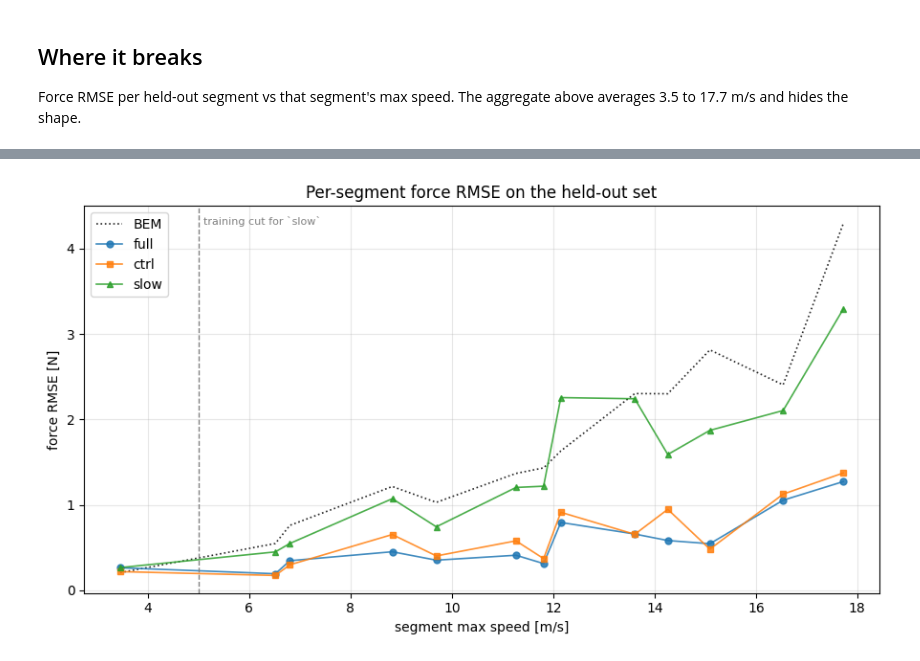
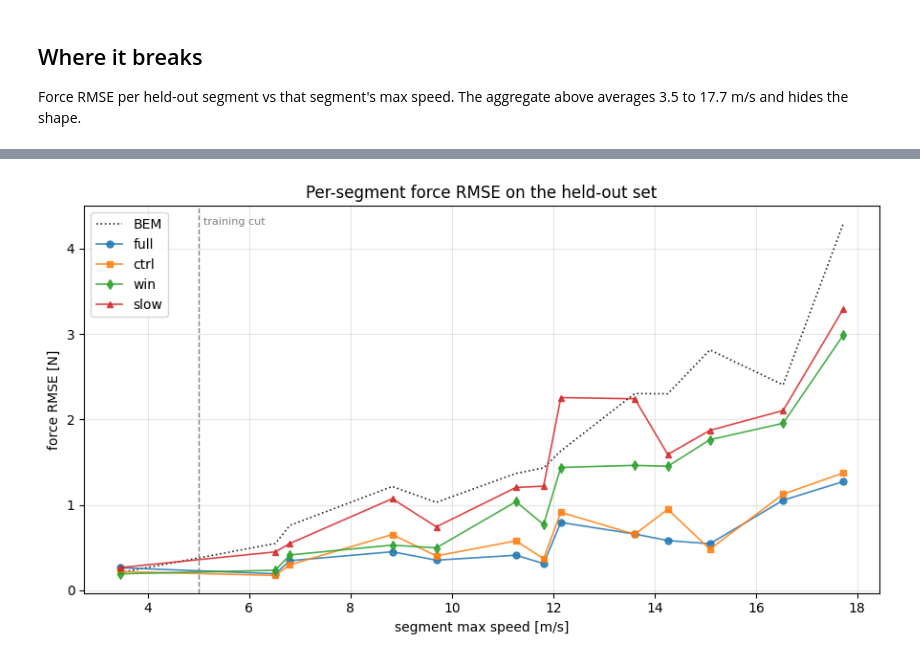
Before and after one commit to andyska09/mrs-BEM, a Jupyter notebook: NeuroBEM/analysis/generalization.ipynb, the cells around one changed output, grey strips where cells are left out. Saved outputs shown, nothing was run; the diff lists cells and outputs as text; code cells hidden in the pictures.

```diff
--- a/NeuroBEM/analysis/generalization.ipynb
+++ b/NeuroBEM/analysis/generalization.ipynb
@@ -50,6 +53,7 @@ ARMS = {
     'full': ('train_logs/20260708-223500', 'data/bem/test'),
     'slow': ('train_logs/20260804-180945', 'data/bem-slow/test'),
     'ctrl': ('train_logs/20260804-181142', 'data/bem-ctrl/test'),
+    'win':  ('train_logs/20260805-111733', 'data/bem/test'),
 }
 
 
@@ -232,16 +245,16 @@ Found 122 samples assembled from 15626 raw data points belonging to 1 experiment
 # %%
 import matplotlib.pyplot as plt
 
 fig, ax = plt.subplots(figsize=(9, 5))
-for name, style in [('BEM', 'k:'), ('full', 'o-'), ('ctrl', 's-'), ('slow', '^-')]:
+for name, style in [('BEM', 'k:'), ('full', 'o-'), ('ctrl', 's-'), ('win', 'd-'), ('slow', '^-')]:
     ax.plot(seg['vmax'], seg[name], style, lw=1.2, ms=5, alpha=0.85, label=name)
 ax.axvline(5.0, color='gray', ls='--', lw=1)
-ax.text(5.1, ax.get_ylim()[1] * 0.95, 'training cut for `slow`', fontsize=8, color='gray')
+ax.text(5.1, ax.get_ylim()[1] * 0.95, 'training cut', fontsize=8, color='gray')
 ax.set_xlabel('segment max speed [m/s]')
 ax.set_ylabel('force RMSE [N]')
 ax.set_title('Per-segment force RMSE on the held-out set')
 ax.legend()
 ax.grid(alpha=0.3)
 fig.tight_layout()
 # %% [output]
-[figure, old version]
+[figure, new version]
```
Also changed, not shown: parts of 4 cells of this notebook.
